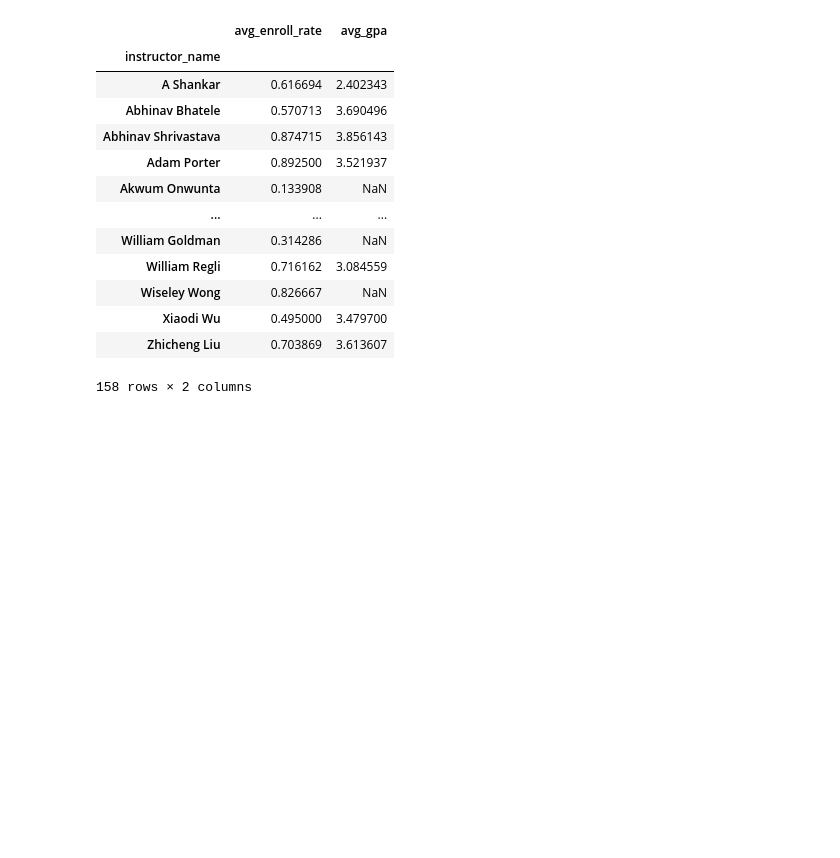
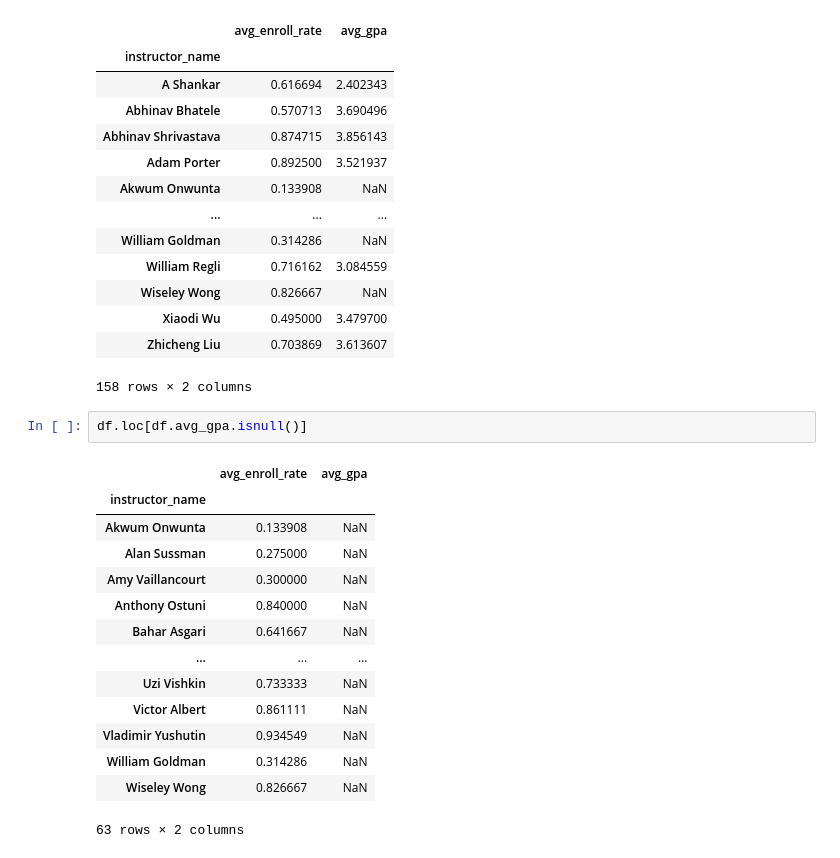
Before and after one commit to WesJD/cmsc320-final, a Jupyter notebook: project.ipynb, the cells around one changed output. Cells and saved outputs as stored; diff of their text form; blank space fills up the shorter version.

```diff
--- a/project.ipynb
+++ b/project.ipynb
@@ -426,3 +491,20 @@ with open_conn() as conn:
 | Xiaodi Wu | 0.495000 | 3.479700 |
 | Zhicheng Liu | 0.703869 | 3.613607 |
 158 rows × 2 columns
+# %%
+df.loc[df.avg_gpa.isnull()]
+# %% [output]
+|  | avg_enroll_rate | avg_gpa |
+| instructor_name |  |  |
+| Akwum Onwunta | 0.133908 | NaN |
+| Alan Sussman | 0.275000 | NaN |
+| Amy Vaillancourt | 0.300000 | NaN |
+| Anthony Ostuni | 0.840000 | NaN |
+| Bahar Asgari | 0.641667 | NaN |
+| ... | ... | ... |
+| Uzi Vishkin | 0.733333 | NaN |
+| Victor Albert | 0.861111 | NaN |
+| Vladimir Yushutin | 0.934549 | NaN |
+| William Goldman | 0.314286 | NaN |
+| Wiseley Wong | 0.826667 | NaN |
+63 rows × 2 columns
```
Also changed, not shown: parts of 7 cells of this notebook.
